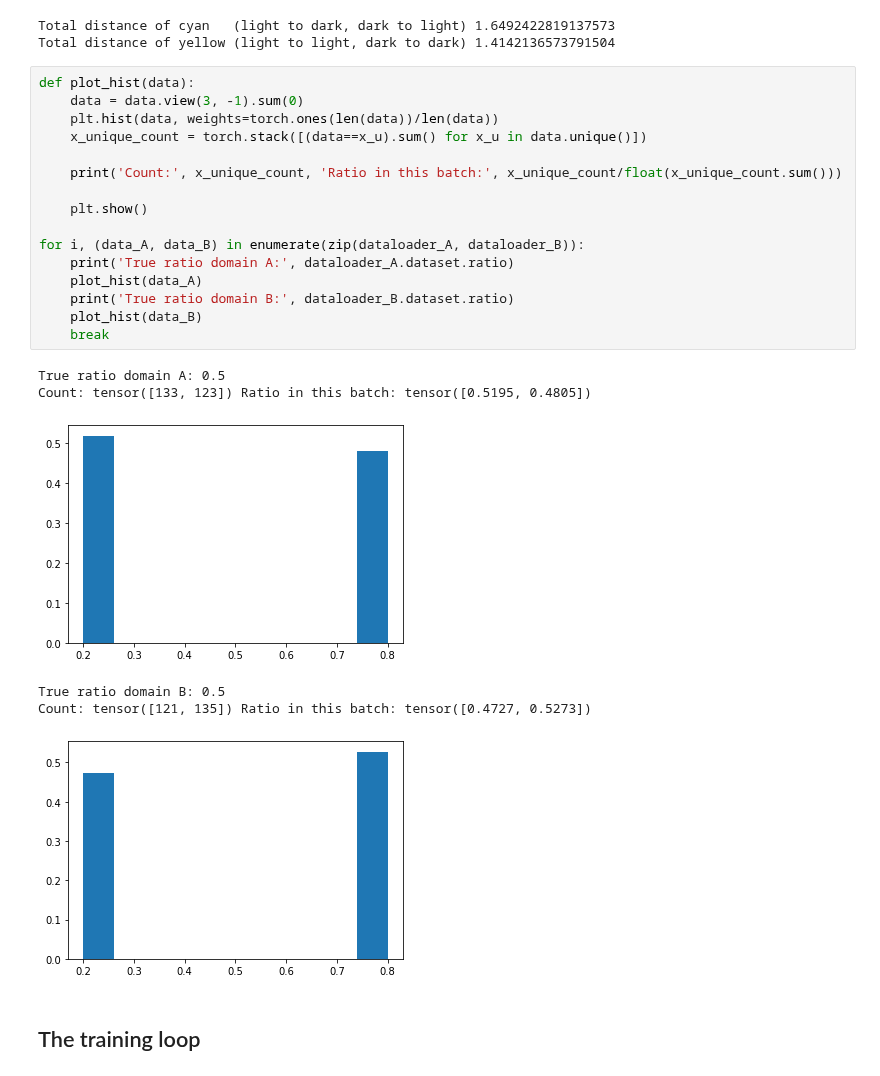
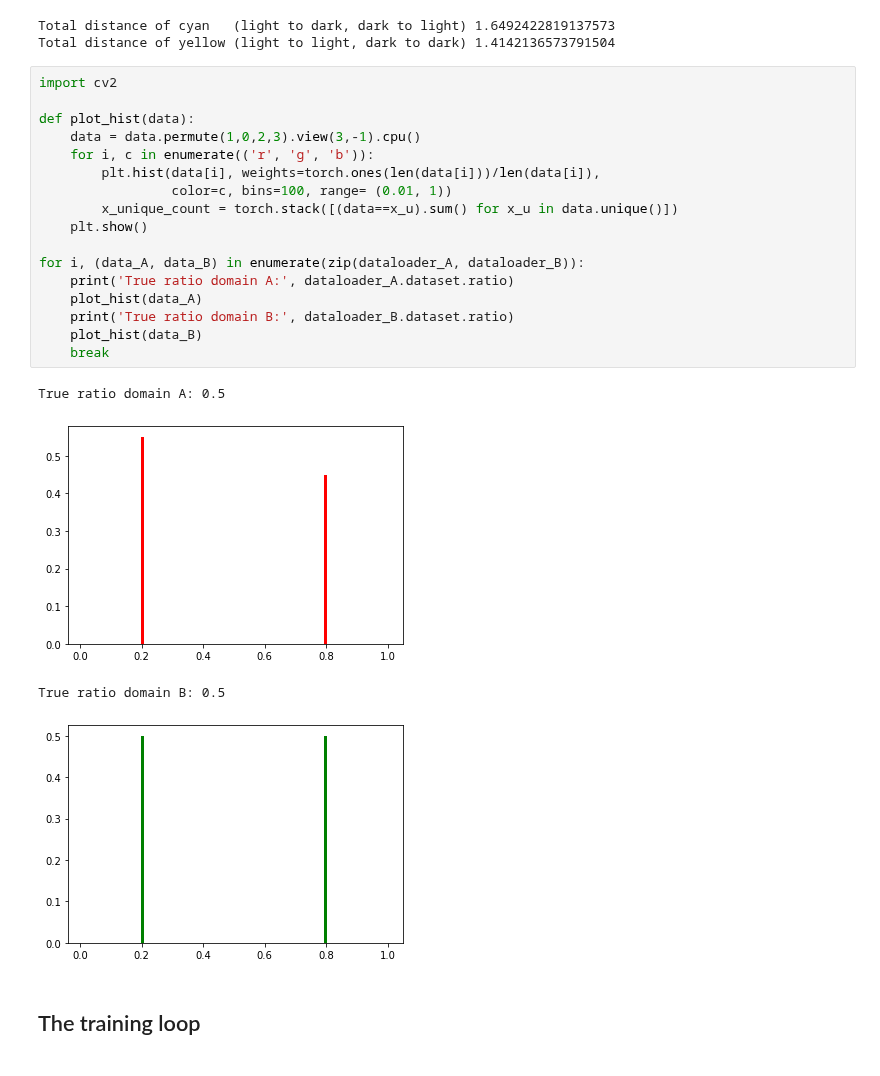
Before and after one commit to MichelleAppel/distribution-aware-image-to-image-translation, a Jupyter notebook: toy_examples/toy_example_cyclegan.ipynb, the cells around one changed output. Cells and saved outputs as stored; diff of their text form.

```diff
--- a/toy_examples/toy_example_cyclegan.ipynb
+++ b/toy_examples/toy_example_cyclegan.ipynb
@@ -157,28 +157,27 @@ print('Total distance of yellow (light to light, dark to dark)', ((sem2[:, 0]**2
 Total distance of cyan   (light to dark, dark to light) 1.6492422819137573
 Total distance of yellow (light to light, dark to dark) 1.4142136573791504
 # %%
+import cv2
+
 def plot_hist(data):
-    data = data.view(3, -1).sum(0)
-    plt.hist(data, weights=torch.ones(len(data))/len(data))
-    x_unique_count = torch.stack([(data==x_u).sum() for x_u in data.unique()])
-
-    print('Count:', x_unique_count, 'Ratio in this batch:', x_unique_count/float(x_unique_count.sum()))
-
+    data = data.permute(1,0,2,3).view(3,-1).cpu()
+    for i, c in enumerate(('r', 'g', 'b')):
+        plt.hist(data[i], weights=torch.ones(len(data[i]))/len(data[i]),
+                 color=c, bins=100, range= (0.01, 1))
+        x_unique_count = torch.stack([(data==x_u).sum() for x_u in data.unique()])
     plt.show()
 
 for i, (data_A, data_B) in enumerate(zip(dataloader_A, dataloader_B)):
     print('True ratio domain A:', dataloader_A.dataset.ratio)
     plot_hist(data_A)
     print('True ratio domain B:', dataloader_B.dataset.ratio)
     plot_hist(data_B)
     break
 # %% [output]
 True ratio domain A: 0.5
-Count: tensor([133, 123]) Ratio in this batch: tensor([0.5195, 0.4805])
-[figure, old version]
+[figure, new version]
 True ratio domain B: 0.5
-Count: tensor([121, 135]) Ratio in this batch: tensor([0.4727, 0.5273])
-[figure, old version]
+[figure, new version]
 # %% [markdown]
 ## The training loop
 # %%
```
Also changed, not shown: parts of 5 cells of this notebook.
